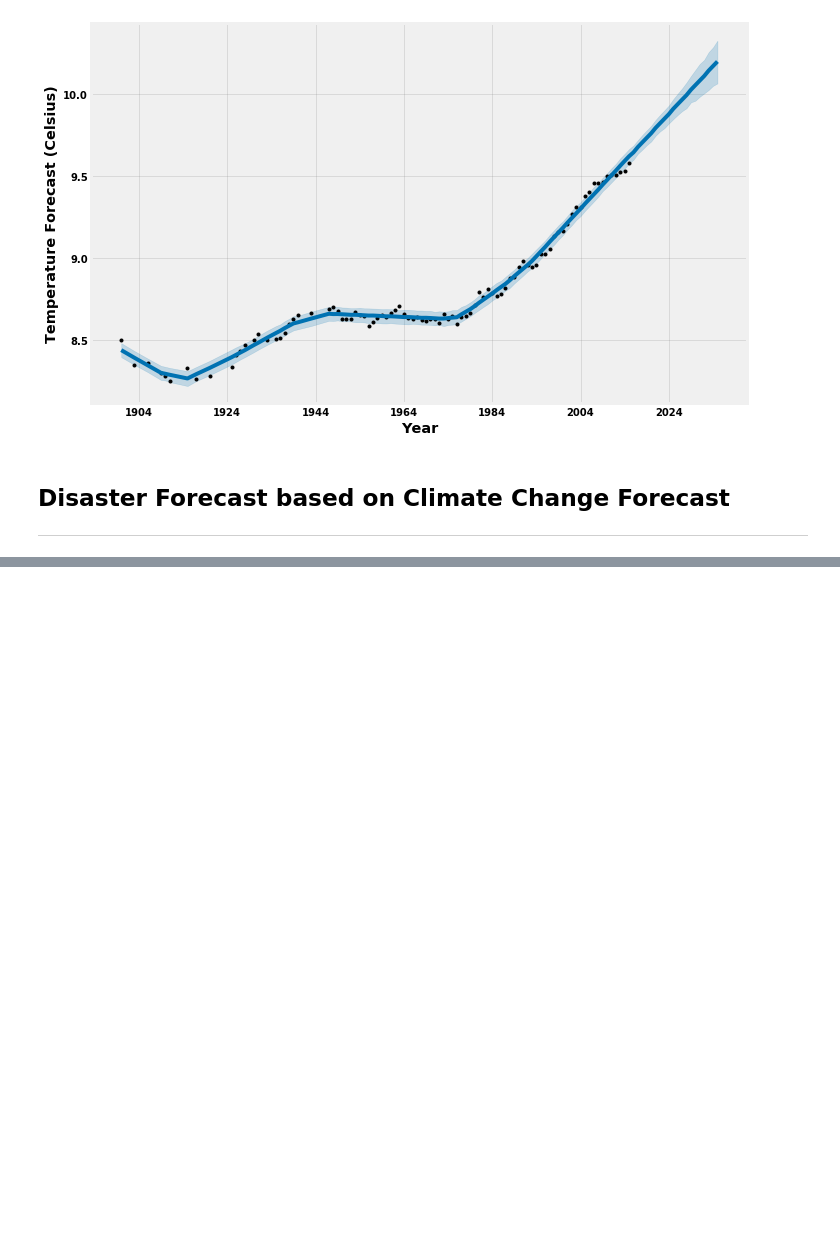
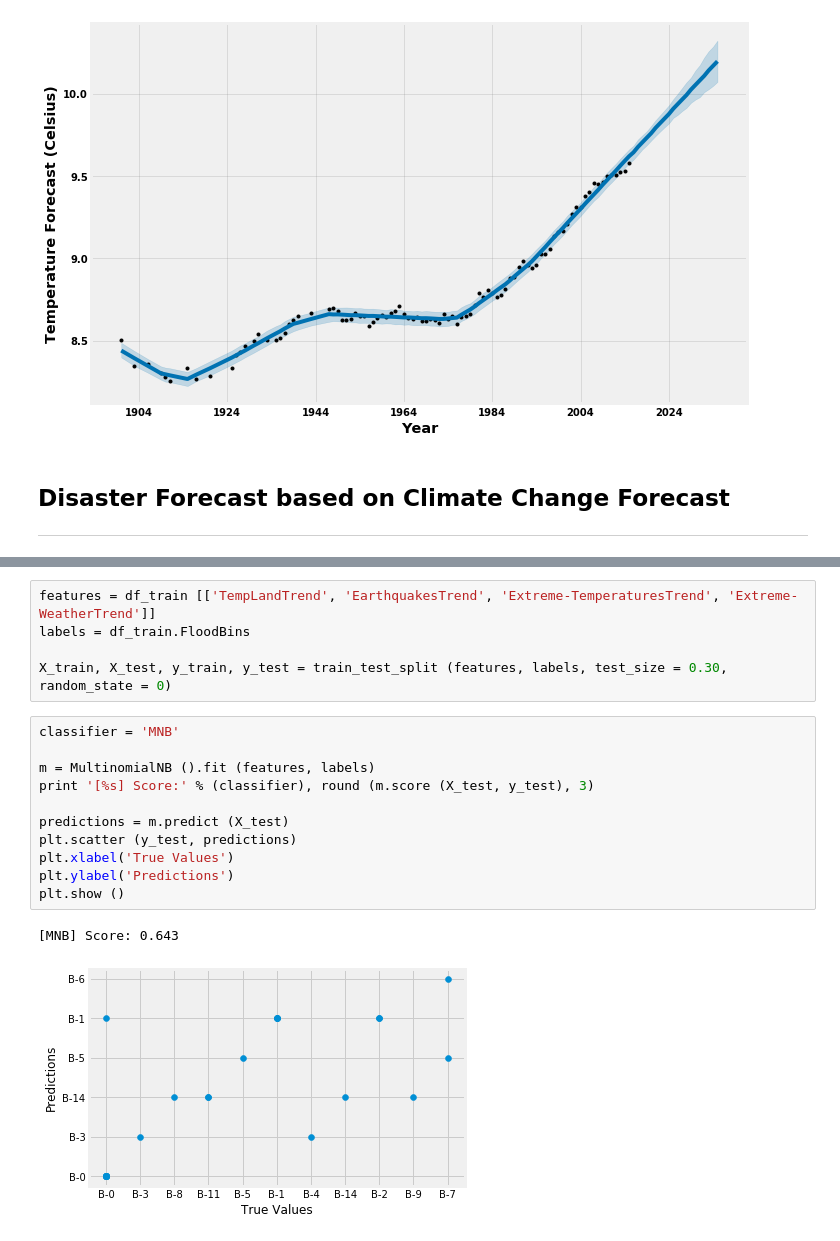
Before and after one commit to wali-ku/Project-731, a Jupyter notebook: notebooks/disasters.ipynb, the cells around one changed output, grey strips where cells are left out. Saved outputs shown, nothing was run; the diff lists cells and outputs as text; blank space fills up the shorter version.

```diff
--- a/notebooks/disasters.ipynb
+++ b/notebooks/disasters.ipynb
@@ -288,0 +320,19 @@ df_train.describe ()
+# %%
+features = df_train [['TempLandTrend', 'EarthquakesTrend', 'Extreme-TemperaturesTrend', 'Extreme-WeatherTrend']]
+labels = df_train.FloodBins
+
+X_train, X_test, y_train, y_test = train_test_split (features, labels, test_size = 0.30, random_state = 0)
+# %%
+classifier = 'MNB'
+
+m = MultinomialNB ().fit (features, labels)
+print '[%s] Score:' % (classifier), round (m.score (X_test, y_test), 3)
+
+predictions = m.predict (X_test)
+plt.scatter (y_test, predictions)
+plt.xlabel('True Values')
+plt.ylabel('Predictions')
+plt.show ()
+# %% [output]
+[MNB] Score: 0.643
+[figure, added]
```
Also changed, not shown: parts of 9 cells of this notebook.
